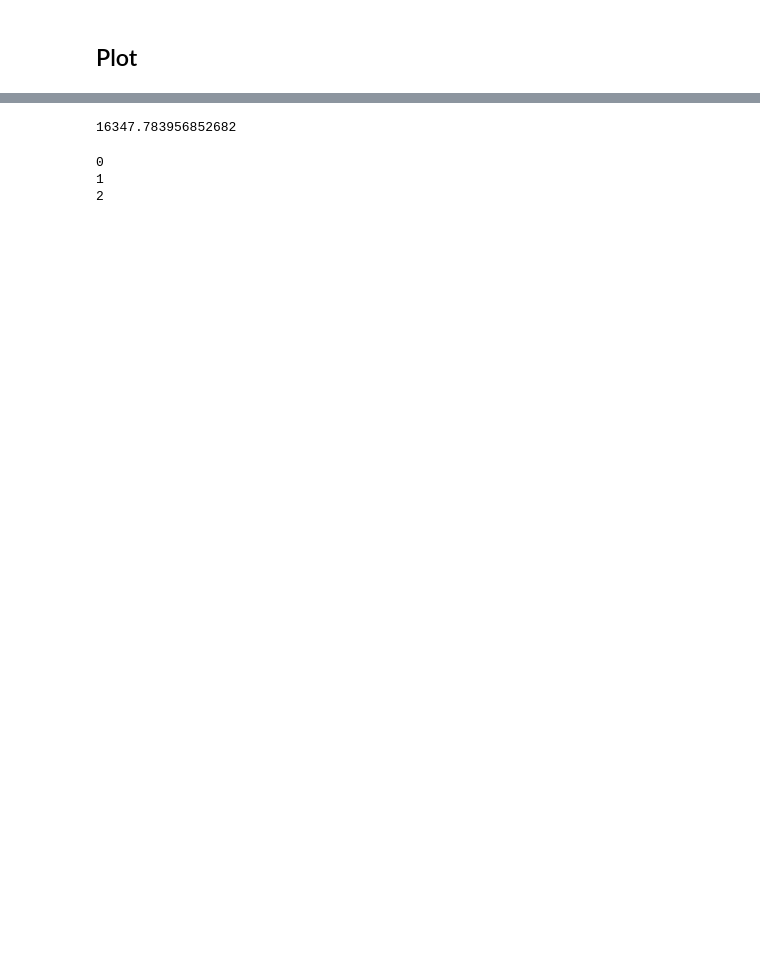
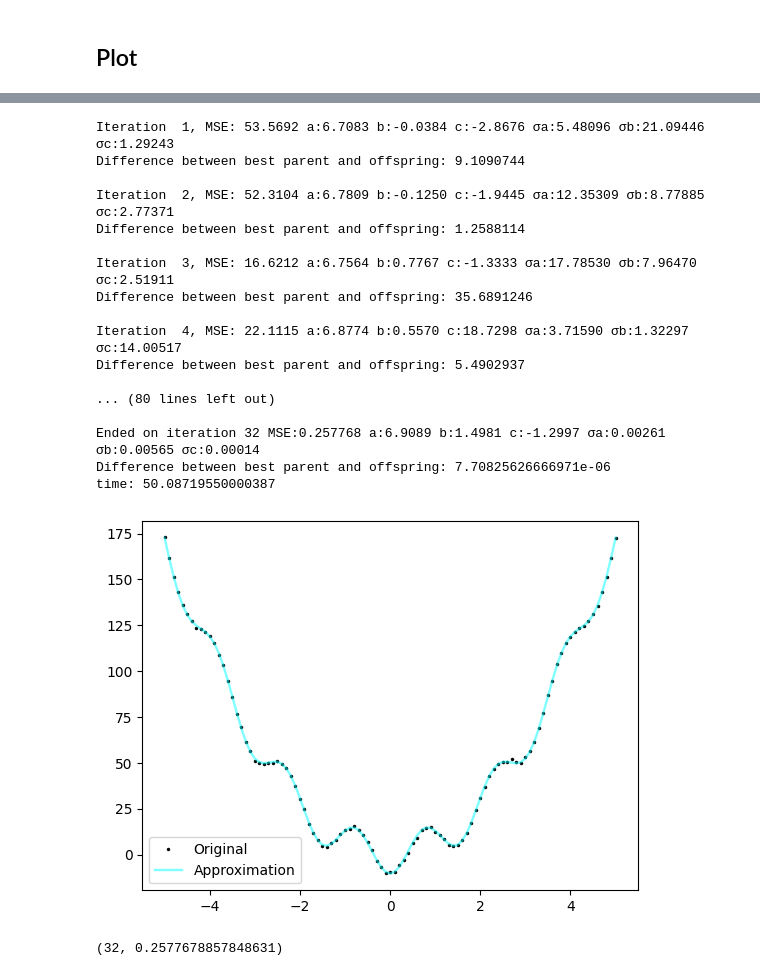
Before and after one commit to Mimikra/Evolutionary-Strategies, a Jupyter notebook: main.ipynb, the cells around one changed output, grey strips where cells are left out. Drawn from its saved outputs; the diff is of its cells as text; code cells hidden in the pictures; blank space fills up the shorter version.

```diff
--- a/main.ipynb
+++ b/main.ipynb
@@ -16,16 +11,24 @@ plt.show()
-# %%
-from utils import Specimen
-import numpy as np
-a = np.random.uniform(-10, 10, 3)
-b = np.random.uniform(0, 10, 3)
-spec = Specimen(a,b)
-spec.evaluate(file)
-# %% [output]
-16347.783956852682
-# %%
-spec2 = spec.mutate()
-spec2.evaluate(file)
-# %% [output]
-0
-1
-2
+# %%
+from utils import EvoStrategy
+Es = EvoStrategy(150, 10**-5, 500, 5, "model5.txt", 'mi,lam')
+Es.mainloop()
+# %% [output]
+Iteration  1, MSE: 53.5692 a:6.7083 b:-0.0384 c:-2.8676 σa:5.48096 σb:21.09446 σc:1.29243
+Difference between best parent and offspring: 9.1090744
+
+Iteration  2, MSE: 52.3104 a:6.7809 b:-0.1250 c:-1.9445 σa:12.35309 σb:8.77885 σc:2.77371
+Difference between best parent and offspring: 1.2588114
+
+Iteration  3, MSE: 16.6212 a:6.7564 b:0.7767 c:-1.3333 σa:17.78530 σb:7.96470 σc:2.51911
+Difference between best parent and offspring: 35.6891246
+
+Iteration  4, MSE: 22.1115 a:6.8774 b:0.5570 c:18.7298 σa:3.71590 σb:1.32297 σc:14.00517
+Difference between best parent and offspring: 5.4902937
+
+... (80 lines left out)
+
+Ended on iteration 32 MSE:0.257768 a:6.9089 b:1.4981 c:-1.2997 σa:0.00261 σb:0.00565 σc:0.00014
+Difference between best parent and offspring: 7.70825626666971e-06
+time: 50.08719550000387
+[figure, added]
+(32, 0.2577678857848631)
```
Also changed, not shown: parts of 5 cells of this notebook, 3 other files.
